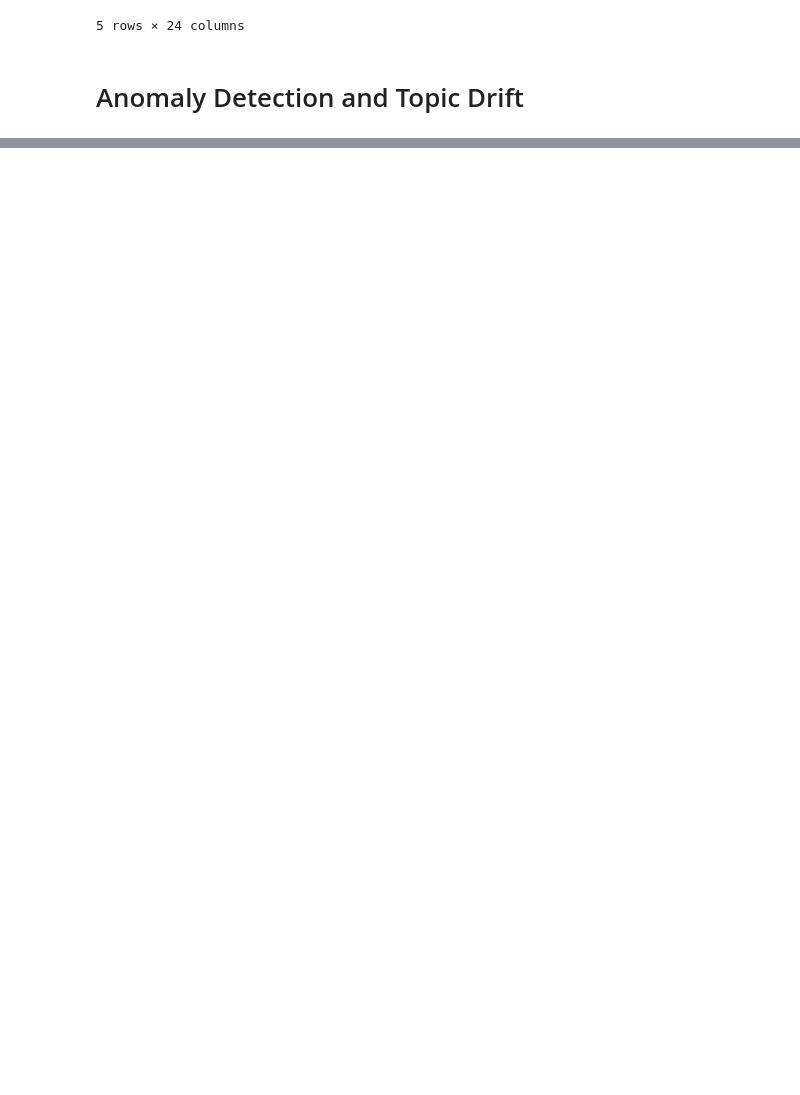
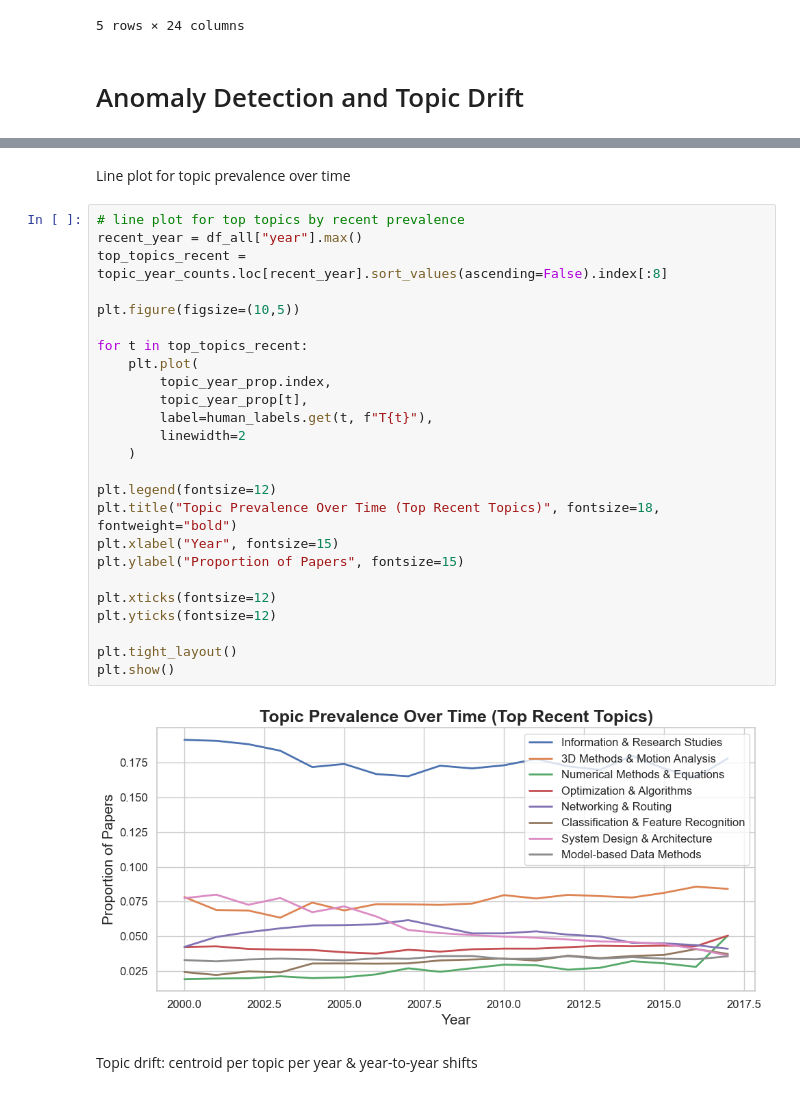
Before and after one commit to spengjohn/DS1-Group-Project, a Jupyter notebook: GroupProject.ipynb, the cells around one changed output, grey strips where cells are left out. Saved outputs shown, nothing was run; the diff lists cells and outputs as text; blank space fills up the shorter version.

```diff
--- a/GroupProject.ipynb
+++ b/GroupProject.ipynb
@@ -835,0 +1202,31 @@ df_test.head()
+# %% [markdown]
+Line plot for topic prevalence over time
+# %%
+# line plot for top topics by recent prevalence
+recent_year = df_all["year"].max()
+top_topics_recent = topic_year_counts.loc[recent_year].sort_values(ascending=False).index[:8]
+
+plt.figure(figsize=(10,5))
+
+for t in top_topics_recent:
+    plt.plot(
+        topic_year_prop.index,
+        topic_year_prop[t],
+        label=human_labels.get(t, f"T{t}"),
+        linewidth=2
+    )
+
+plt.legend(fontsize=12)
+plt.title("Topic Prevalence Over Time (Top Recent Topics)", fontsize=18, fontweight="bold")
+plt.xlabel("Year", fontsize=15)
+plt.ylabel("Proportion of Papers", fontsize=15)
+
+plt.xticks(fontsize=12)
+plt.yticks(fontsize=12)
+
+plt.tight_layout()
+plt.show()
+# %% [output]
+[figure, added]
+# %% [markdown]
+Topic drift: centroid per topic per year & year-to-year shifts
```
Also changed, not shown: parts of 51 cells of this notebook, 1 other file.
